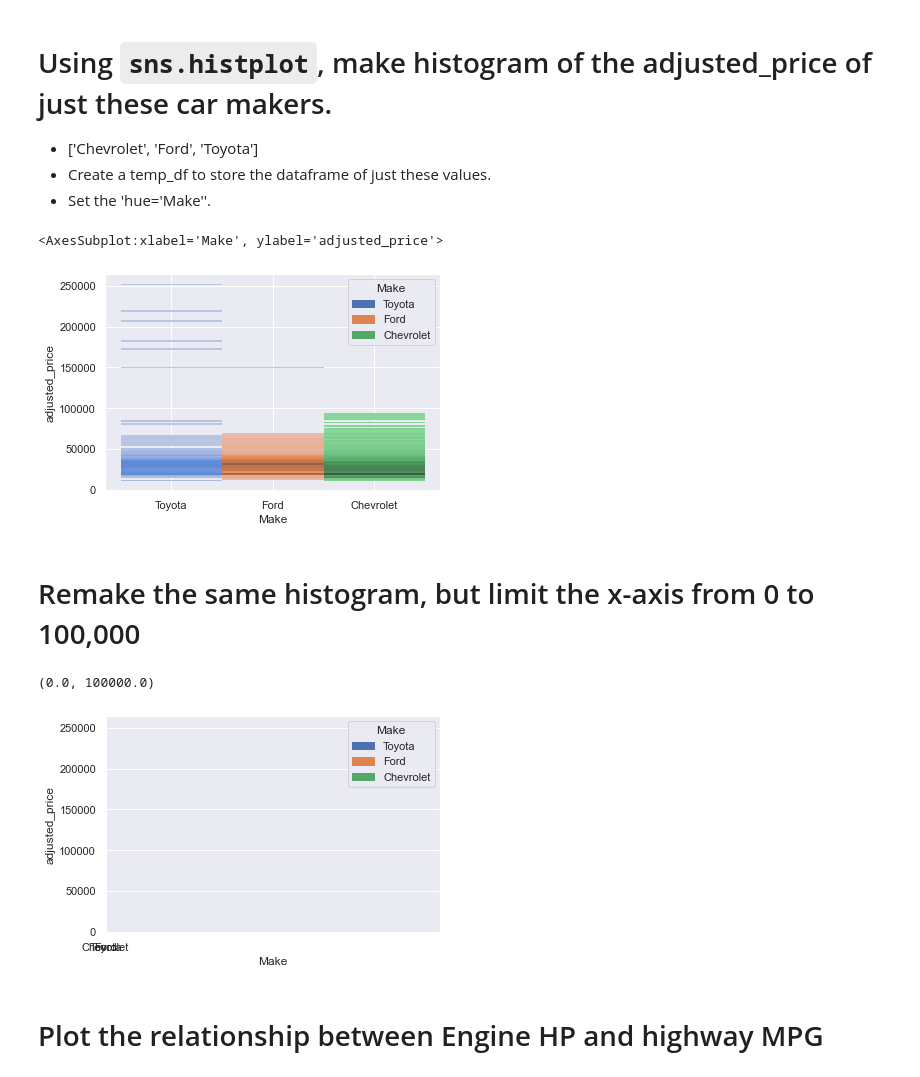
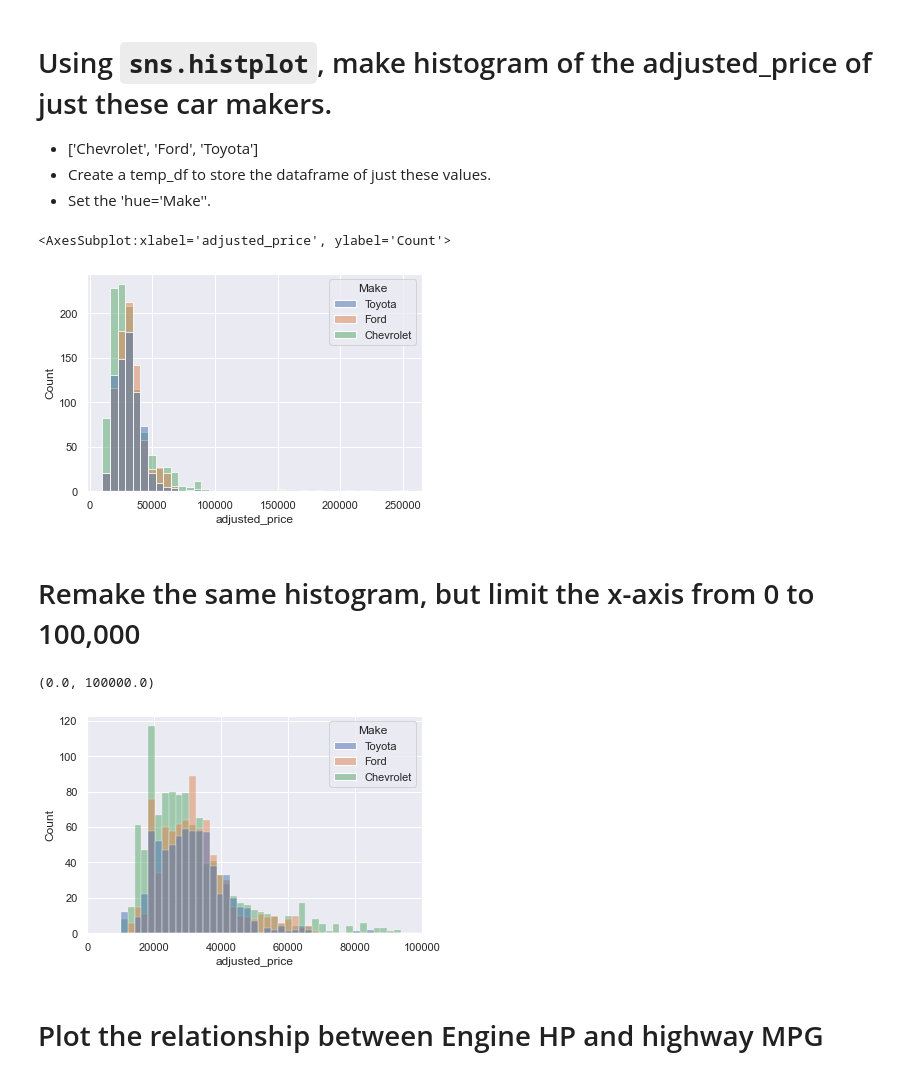
Before and after one commit to JustinRodri3000/2022-fall-data-science, a Jupyter notebook: Week-02-EDA/Exercise-EDA.ipynb, the cells around one changed output. Saved outputs shown, nothing was run; the diff lists cells and outputs as text; code cells hidden in the pictures.

Commit message:
realized my mistake in histogram and fixed it, had the adjusted price be the y value.

```diff
--- a/Week-02-EDA/Exercise-EDA.ipynb
+++ b/Week-02-EDA/Exercise-EDA.ipynb
@@ -198,20 +198,20 @@ Top_mpg_df.head()
 # %%
 # Using `sns.histplot`, make histogram of the adjusted_price of just these car makers.
 temo_df=df.loc[df['Make'].isin(['Chevrolet', 'Ford', 'Toyota'])]
-sns.histplot(data=temo_df, x='Make',y='adjusted_price', hue='Make')
+sns.histplot(data=temo_df, x='adjusted_price', hue='Make', bins=40)
 # %% [output]
-<AxesSubplot:xlabel='Make', ylabel='adjusted_price'>
+<AxesSubplot:xlabel='adjusted_price', ylabel='Count'>
-[figure, old version]
+[figure, new version]
 # %% [markdown]
 # Remake the same histogram, but limit the x-axis from 0 to 100,000
 # %%
 # Remake the same histogram, but limit the x-axis from 0 to 100,000
 
-histpl=sns.histplot(data=temo_df, x='Make',y='adjusted_price', hue='Make')
+histpl=sns.histplot(data=temo_df, x='adjusted_price', hue='Make')
 histpl.set_xlim(0,100000)
 # %% [output]
 (0.0, 100000.0)
-[figure, old version]
+[figure, new version]
 # %% [markdown]
 # Plot the relationship between Engine HP and highway MPG
 # %%
```
